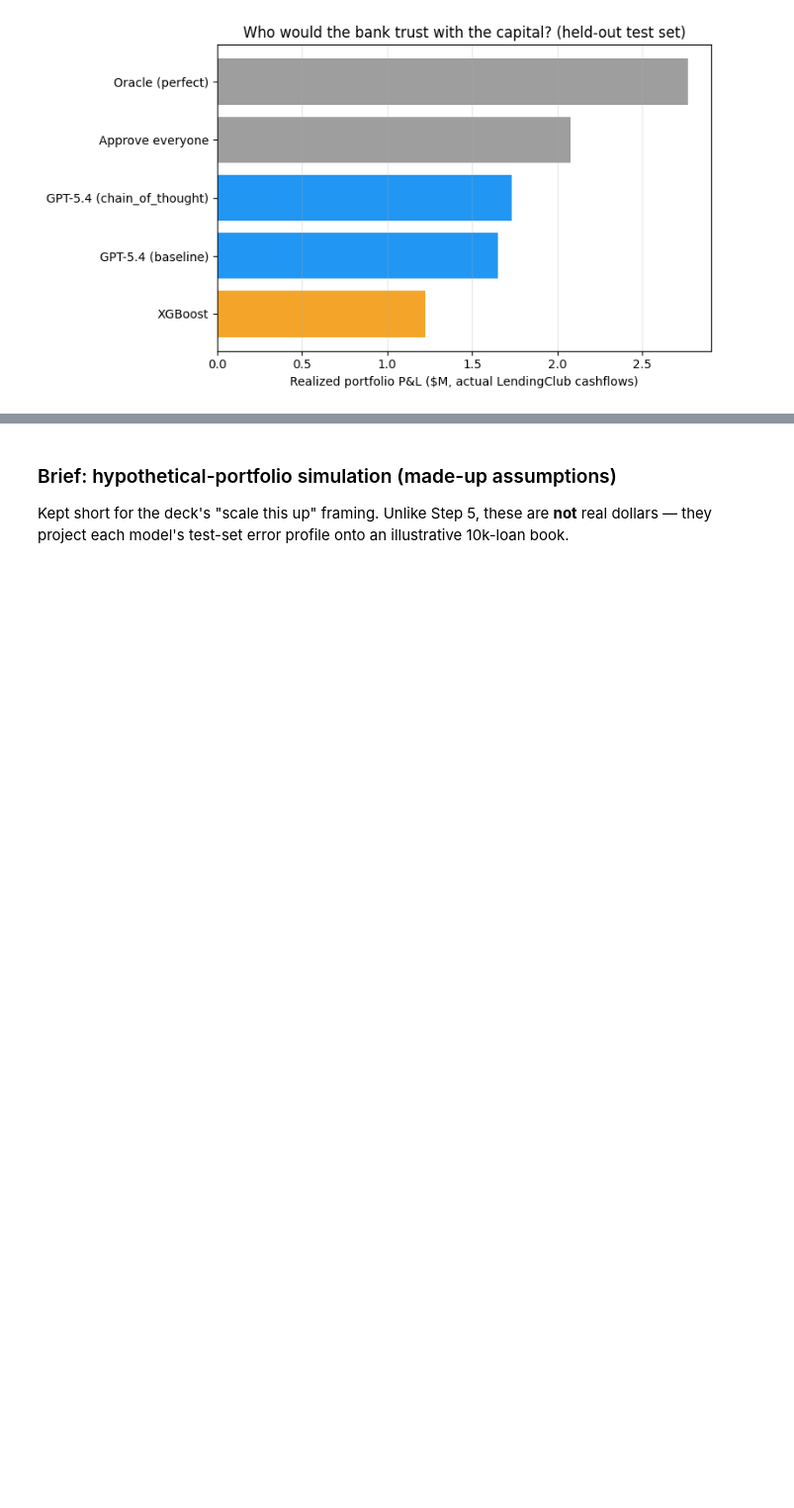
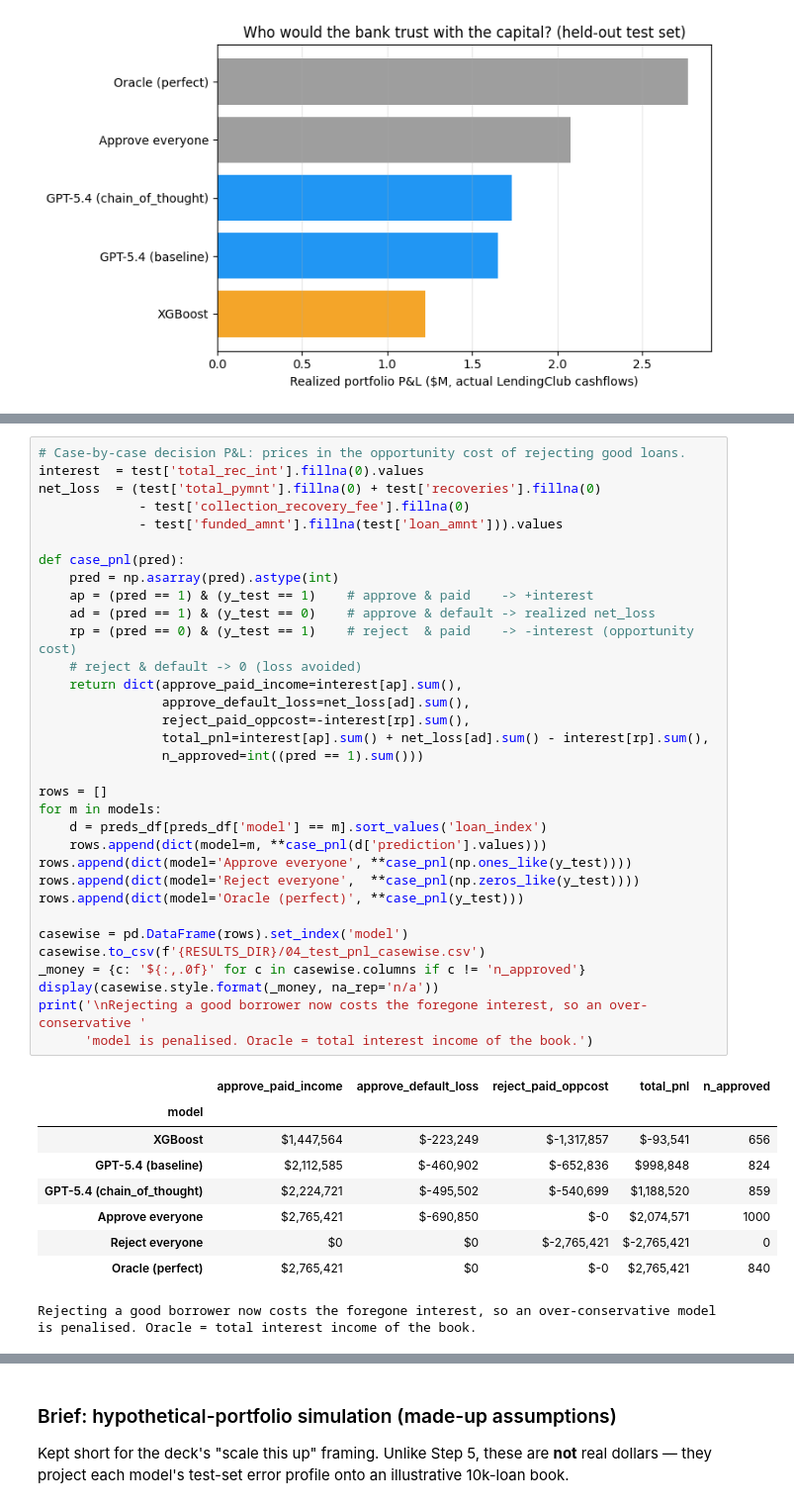
Before and after one commit to jadzoghaib/Sabadell_Capstone, a Jupyter notebook: notebooks/llm_models/04_final_benchmark/04_Final_Test_Analysis.ipynb, the cells around one changed output, grey strips where cells are left out. Shown at 99% size. Saved outputs shown, nothing was run; the diff lists cells and outputs as text; blank space fills up the shorter version.

```diff
--- a/notebooks/llm_models/04_final_benchmark/04_Final_Test_Analysis.ipynb
+++ b/notebooks/llm_models/04_final_benchmark/04_Final_Test_Analysis.ipynb
@@ -303,0 +319,43 @@ plt.show()
+# %%
+# Case-by-case decision P&L: prices in the opportunity cost of rejecting good loans.
+interest  = test['total_rec_int'].fillna(0).values
+net_loss  = (test['total_pymnt'].fillna(0) + test['recoveries'].fillna(0)
+             - test['collection_recovery_fee'].fillna(0)
+             - test['funded_amnt'].fillna(test['loan_amnt'])).values
+
+def case_pnl(pred):
+    pred = np.asarray(pred).astype(int)
+    ap = (pred == 1) & (y_test == 1)    # approve & paid    -> +interest
+    ad = (pred == 1) & (y_test == 0)    # approve & default -> realized net_loss
+    rp = (pred == 0) & (y_test == 1)    # reject  & paid    -> -interest (opportunity cost)
+    # reject & default -> 0 (loss avoided)
+    return dict(approve_paid_income=interest[ap].sum(),
+                approve_default_loss=net_loss[ad].sum(),
+                reject_paid_oppcost=-interest[rp].sum(),
+                total_pnl=interest[ap].sum() + net_loss[ad].sum() - interest[rp].sum(),
+                n_approved=int((pred == 1).sum()))
+
+rows = []
+for m in models:
+    d = preds_df[preds_df['model'] == m].sort_values('loan_index')
+    rows.append(dict(model=m, **case_pnl(d['prediction'].values)))
+rows.append(dict(model='Approve everyone', **case_pnl(np.ones_like(y_test))))
+rows.append(dict(model='Reject everyone',  **case_pnl(np.zeros_like(y_test))))
+rows.append(dict(model='Oracle (perfect)', **case_pnl(y_test)))
+
+casewise = pd.DataFrame(rows).set_index('model')
+casewise.to_csv(f'{RESULTS_DIR}/04_test_pnl_casewise.csv')
+_money = {c: '${:,.0f}' for c in casewise.columns if c != 'n_approved'}
+display(casewise.style.format(_money, na_rep='n/a'))
+print('\nRejecting a good borrower now costs the foregone interest, so an over-conservative '
+      'model is penalised. Oracle = total interest income of the book.')
+# %% [output]
+|  | approve_paid_income | approve_default_loss | reject_paid_oppcost | total_pnl | n_approved |
+| model |  |  |  |  |  |
+| XGBoost | $1,447,564 | $-223,249 | $-1,317,857 | $-93,541 | 656 |
+| GPT-5.4 (baseline) | $2,112,585 | $-460,902 | $-652,836 | $998,848 | 824 |
+| GPT-5.4 (chain_of_thought) | $2,224,721 | $-495,502 | $-540,699 | $1,188,520 | 859 |
+| Approve everyone | $2,765,421 | $-690,850 | $-0 | $2,074,571 | 1000 |
+| Reject everyone | $0 | $0 | $-2,765,421 | $-2,765,421 | 0 |
+| Oracle (perfect) | $2,765,421 | $0 | $-0 | $2,765,421 | 840 |
+Rejecting a good borrower now costs the foregone interest, so an over-conservative model is penalised. Oracle = total interest income of the book.
```
Also changed, not shown: parts of 3 cells of this notebook, 3 other files.
